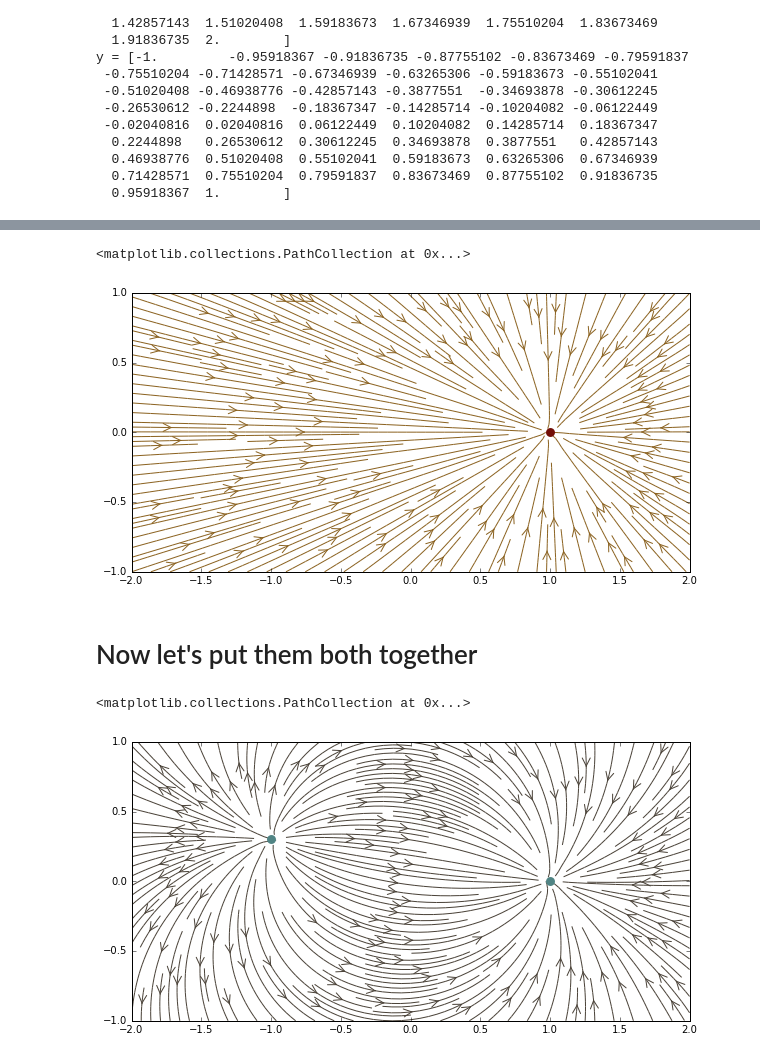
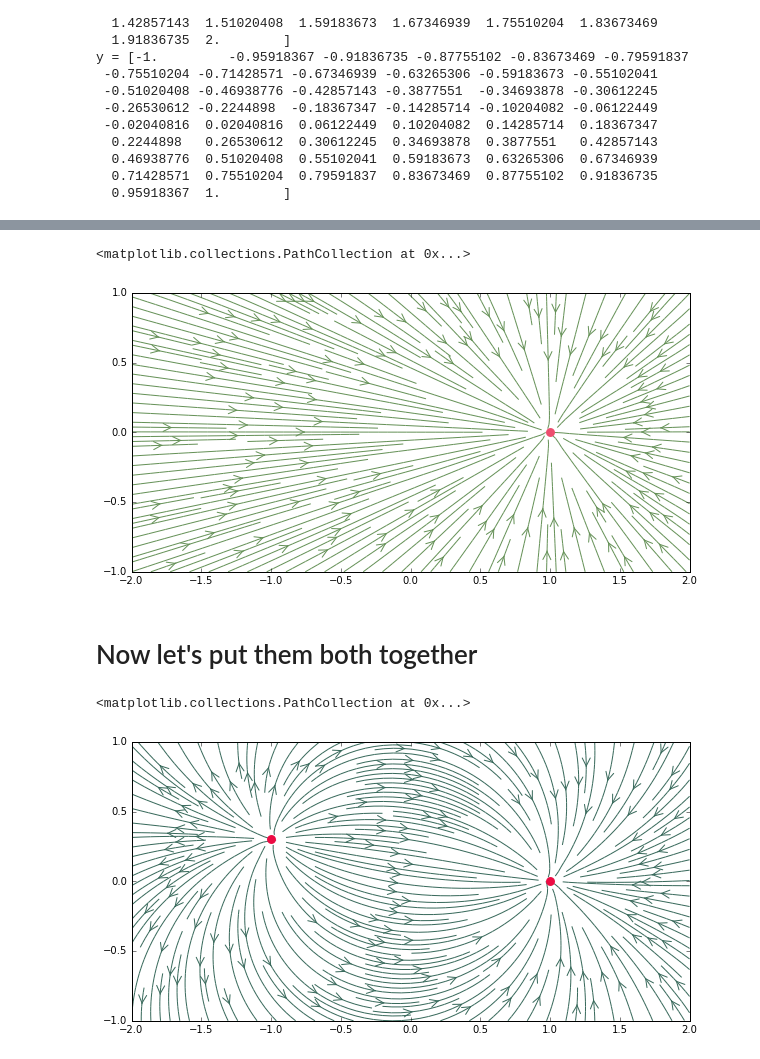
Before and after one commit to lpgleaves/mae6226-workspace, a Jupyter notebook: 01-lesson-notes.ipynb, the cells around one changed output, grey strips where cells are left out. Saved outputs shown, nothing was run; the diff lists cells and outputs as text; code cells hidden in the pictures.

```diff
--- a/01-lesson-notes.ipynb
+++ b/01-lesson-notes.ipynb
@@ -82,14 +82,14 @@ v_sink = strength_sink/(2*math.pi)*(Y-y_sink)/((X-x_sink)**2+(Y-y_sink)**2)
 # %%
 # plot the streamlines
 size = 10
 pyplot.figure(figsize=(size,(yz-ya)/(xz-xa)*size))
 pyplot.xlim(xa, xz)
 pyplot.ylim(ya, yz)
-pyplot.streamplot(X, Y, u_sink, v_sink, color='#8B6220', density=2, linewidth=1, arrowsize=2, arrowstyle='->')
-pyplot.scatter(x_sink, y_sink, color='#720E07', s=80, marker='o', linewidth=0)
+pyplot.streamplot(X, Y, u_sink, v_sink, color='#659157', density=2, linewidth=1, arrowsize=2, arrowstyle='->')
+pyplot.scatter(x_sink, y_sink, color='#ED4D6E', s=80, marker='o', linewidth=0)
 # %% [output]
 <matplotlib.collections.PathCollection at 0x...>
-[figure, old version]
+[figure, new version]
 # %% [markdown]
 # Now let's put them both together
 # %%
@@ -102,8 +102,8 @@ size = 10
 pyplot.figure(figsize=(size,(yz-ya)/(xz-xa)*size))
 pyplot.xlim(xa, xz)
 pyplot.ylim(ya, yz)
-pyplot.streamplot(X, Y, u_pair, v_pair, color='#4A4238', density=2, linewidth=1, arrowsize=2, arrowstyle='->')
-pyplot.scatter([x_source, x_sink],[y_source, y_sink], color='#508484', s=80, marker='o', linewidth=0)
+pyplot.streamplot(X, Y, u_pair, v_pair, color='#38695B', density=2, linewidth=1, arrowsize=2, arrowstyle='->')
+pyplot.scatter([x_source, x_sink],[y_source, y_sink], color='#EC0B43', s=80, marker='o', linewidth=0)
 # %% [output]
 <matplotlib.collections.PathCollection at 0x...>
-[figure, old version]
+[figure, new version]
```
Also changed, not shown: parts of 3 cells of this notebook.
